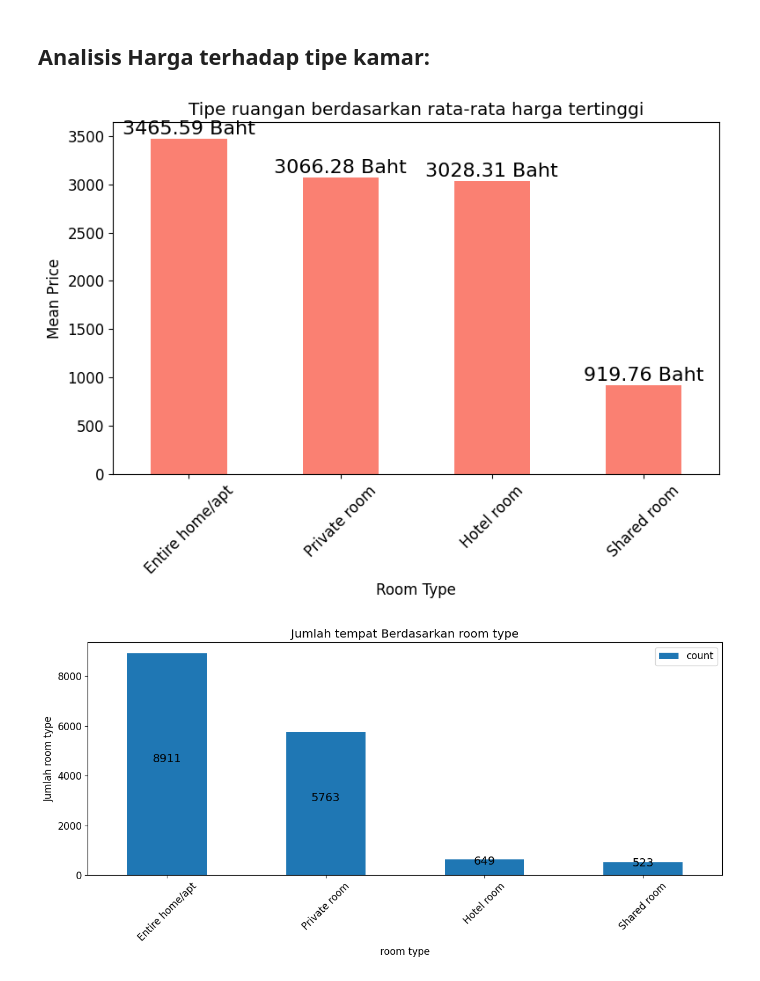
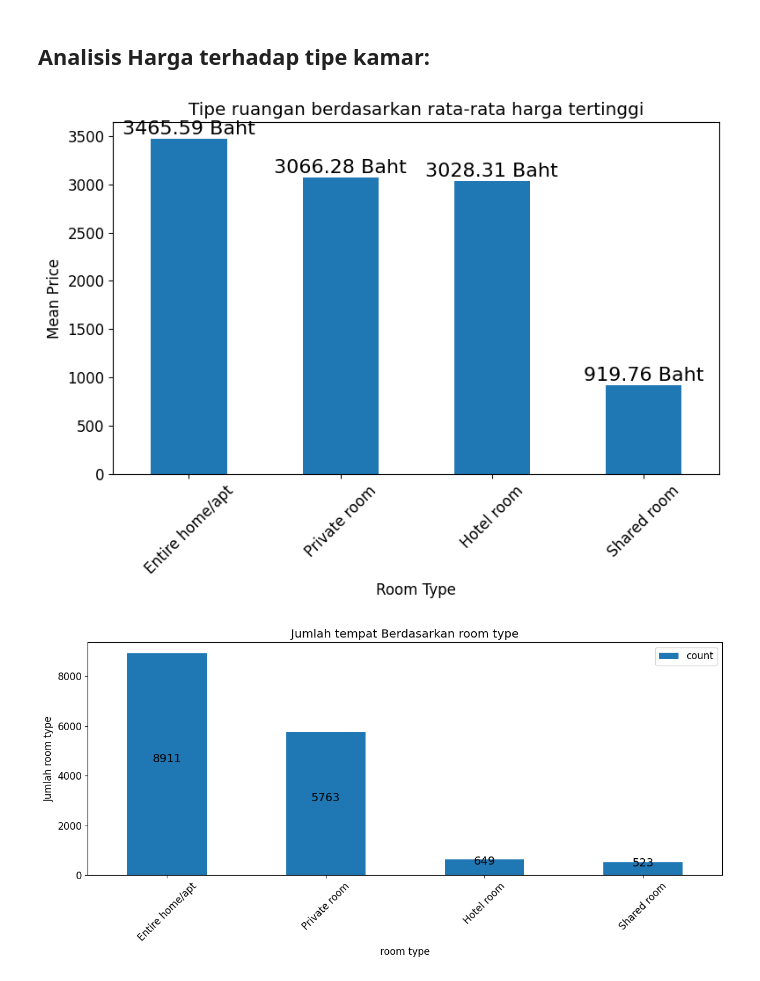
Before and after one commit to fadhelmurphy/airbnb-analysis, a Jupyter notebook: notebook.ipynb, the cells around one changed output. Cells and saved outputs as stored; diff of their text form; code cells hidden in the pictures.

Commit message:
feat: update diagram color

```diff
--- a/notebook.ipynb
+++ b/notebook.ipynb
@@ -541,21 +541,21 @@ roomtype_price = df.groupby('room_type')['price'].mean().sort_values(ascending=F
 # %%
 # Analisis Pengaruh Tipe Kamar terhadap Harga
 top_5_roomtypes = roomtype_price.head(5)
 
 # Visualisasi 5 Room Types teratas berdasarkan Median Price
 plt.figure(figsize=(8, 6))
-plot=top_5_roomtypes.plot(kind='bar', color='salmon')
+plot=top_5_roomtypes.plot(kind='bar')
 plt.title('Tipe ruangan berdasarkan rata-rata harga tertinggi')
 plt.xlabel('Room Type')
 plt.ylabel('Mean Price')
 plt.xticks(rotation=45)
 # Anotasi harga pada setiap bar
 for i, v in enumerate(top_5_roomtypes):
     plot.text(i, v + 10, f'{v:.2f} Baht', ha='center', va='bottom', fontsize=16)
 plt.tight_layout()
 plt.show()
 # %% [output]
-[figure, old version]
+[figure, new version]
 # %%
 # Menghitung Jumlah listing Berdasarkan room_type nya
 df_room_type_count = pd.DataFrame(df[['room_type']].value_counts()).reset_index()
```
Also changed, not shown: parts of 2 cells of this notebook.
